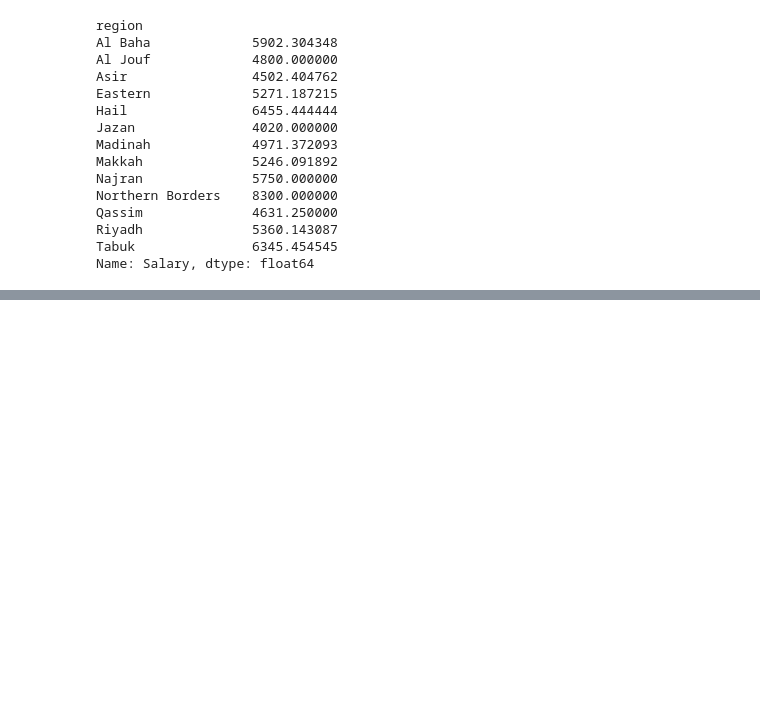
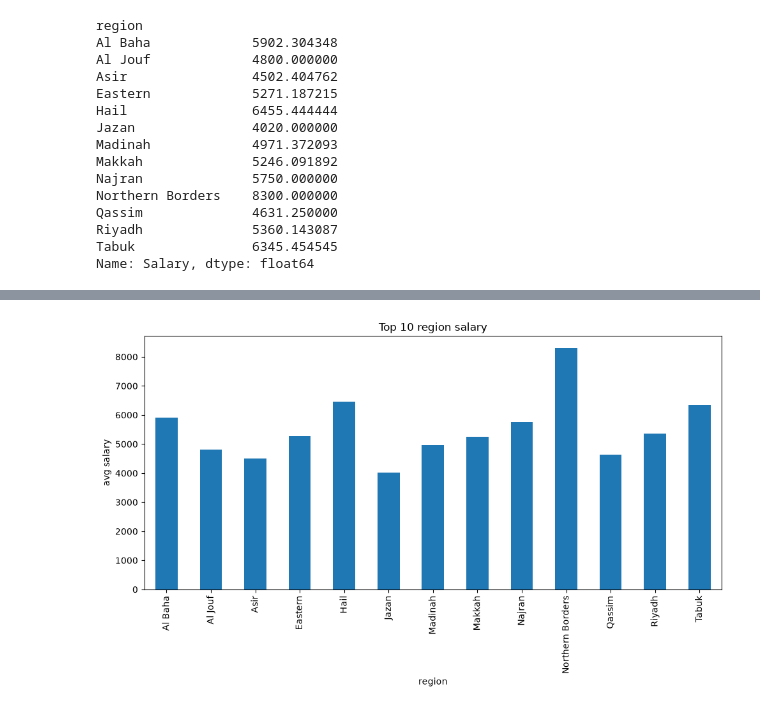
Before and after one commit to ibrahim-alatyan/Saudi-Labor-Market-Analysis, a Jupyter notebook: analysis.ipynb, the cells around one changed output, grey strips where cells are left out. Cells and saved outputs as stored; diff of their text form; code cells hidden in the pictures; blank space fills up the shorter version.

```diff
--- a/analysis.ipynb
+++ b/analysis.ipynb
@@ -102,0 +216,10 @@ Name: Salary, dtype: float64
+# %%
+plt.figure(figsize=(10, 6))
+avgSalary_byRegion.plot(kind='bar')
+plt.title('Top 10 region salary')
+plt.xlabel('region')
+plt.ylabel('avg salary')
+plt.tight_layout()
+plt.show()
+# %% [output]
+[figure, added]
```
Also changed, not shown: parts of 27 cells of this notebook.
